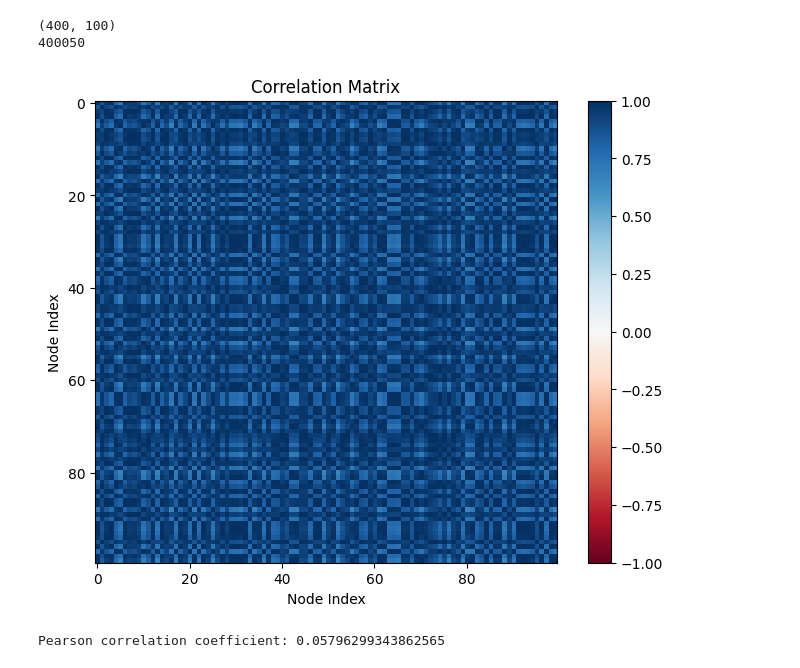
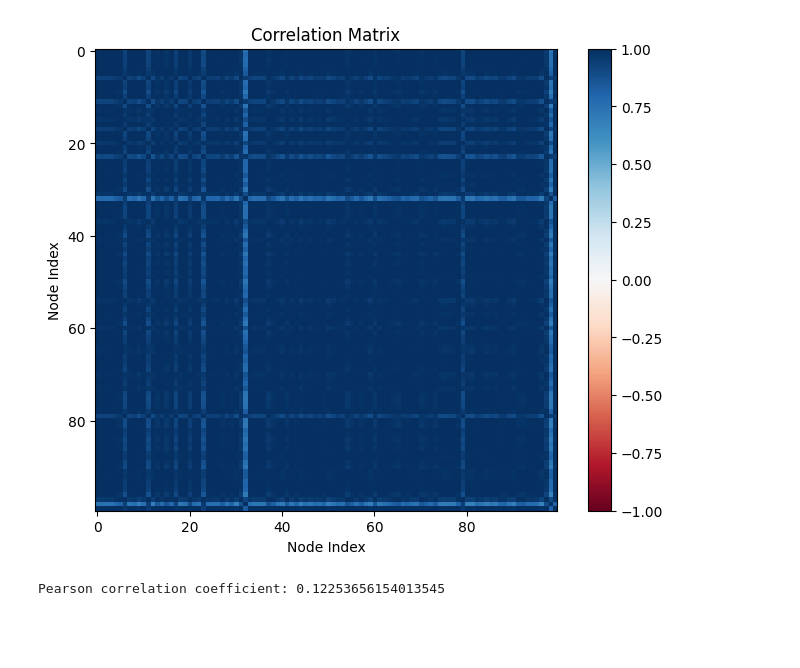
Before and after one commit to emias12/FinalYearProject, a Jupyter notebook: Jansen&Rit.ipynb, the cells around one changed output. Drawn from its saved outputs; the diff is of its cells as text; code cells hidden in the pictures; blank space fills up the shorter version.

Commit message:
refactored eeg so x1, x2 and x3 have all of sol

```diff
--- a/Jansen&Rit.ipynb
+++ b/Jansen&Rit.ipynb
@@ -118,18 +118,15 @@ for i in range(1, total_sims):
         sol[int(i/downsample)] = np.copy(y_temp)
 # %%
 # Plot EEG Results #################################################################
-final_sol = sol[-sim_length:] # take the last sim_length time points, so sim_length * 8 * 100
+x1 = sol[:, 2]
+x2 = sol[:, 4]
+x3 = sol[:, 6]
 
-final_x1 = final_sol[:, 2]
-final_x2 = final_sol[:, 4]
-final_x3 = final_sol[:, 6]
-
-
-# Calculate V_T for each simulation point
+# Calculate V_T for each simulation point, taking only the final sim_length points
 V_T = np.zeros((sim_length, num_nodes))
-for sim_point in range(sim_length):
+for sim_point in range(sol.shape[0] - sim_length, sol.shape[0]):
     # Must produce (100, 1) vector
-    V_T[sim_point] = C2 * final_x1[sim_point] - C4 * final_x2[sim_point] + C * alpha * calculate_zi(final_x3[sim_point])
+    V_T[sim_point - sol.shape[0] + 400] = C2 * x1[sim_point] - C4 * x2[sim_point] + C * alpha * calculate_zi(x3[sim_point])
 
 # Plot V_T for each node
 for node in range(num_nodes):
@@ -179,7 +163,7 @@ V_0 = 0.03 # fraction of deoxygenated blood in resting state
 # Calculate firing rates, V_T is EEG like response, r_0 is the sigmoid slope
 firing_rates = sigmoid(V_T, r_0) # sim_length x num_nodes
 
-scaling = 100000
+scaling = 1000
 
 # ODEs for Balloon Windkessel Model
 def balloon_windkessel_ode(state, t):
@@ -200,43 +184,42 @@ def balloon_windkessel_ode(state, t):
 # Initial conditions
 initial_conditions = np.array([[0.1, 1, 1, 1]] * num_nodes).T
 
-print(firing_rates.shape)
-print(int(euler_length + sim_length/ dt))
 # Array to store results
-BOLD_vars = np.zeros((int(euler_length + sim_length/ dt), 4, num_nodes))
+BOLD_vars = np.zeros((sim_length, 4, num_nodes))
 BOLD_vars[0] = initial_conditions
 
 # Run simulation using Euler method
 for i in range(1, sim_length):
-    # NOTE - useing sim_length instead of int(euler_length + sim_length/ dt) because of size of firing rates
+    # NOTE - using sim_length instead of int(euler_length + sim_length/ dt) because of size of firing rates
     BOLD_vars[i] = BOLD_vars[i - 1] + dt * np.array(balloon_windkessel_ode(BOLD_vars[i - 1], i))
 
 # Initialize BOLD array
 BOLD_array = np.zeros((sim_length, num_nodes))
 
 # Generate BOLD array
 for t in range(sim_length):
     q = BOLD_vars[t, 3, :]
     v = BOLD_vars[t, 2, :]
     BOLD_array[t, :] = V_0 * (k1 * (1 - q) + k2 * (1 - (q/v)) + k3 * (1 - v))
 
-# Now have a 600x100 BOLD array stored in BOLD_array
+# Now have a sim_lengthx100 BOLD array stored in BOLD_array
+
+# Take the final 100 values
+BOLD_array = BOLD_array[-100:]
+
 # Calculate the SC from the BOLD signal
-
 
 SC_matrix = np.corrcoef(BOLD_array.T)
 
 plt.figure(figsize=(8, 6))
 plt.imshow(SC_matrix, cmap='RdBu', vmin=-1, vmax=1)
 plt.colorbar()
 plt.title('Correlation Matrix')
 plt.xlabel('Node Index')
 plt.ylabel('Node Index')
 plt.show()
 # %% [output]
-(400, 100)
-400050
-[figure, old version]
+[figure, new version]
 # %%
 # Calculate goodness of fit for BOLD data ####################################################
 
@@ -248,4 +231,4 @@ pearson_corr = np.corrcoef(np.ravel(SC_matrix), np.ravel(observed_fc_matrix))[0,
 
 print("Pearson correlation coefficient:", pearson_corr)
 # %% [output]
-Pearson correlation coefficient: 0.05796299343862565
+Pearson correlation coefficient: 0.12253656154013545
```
Also changed, not shown: parts of 1 cell of this notebook.
